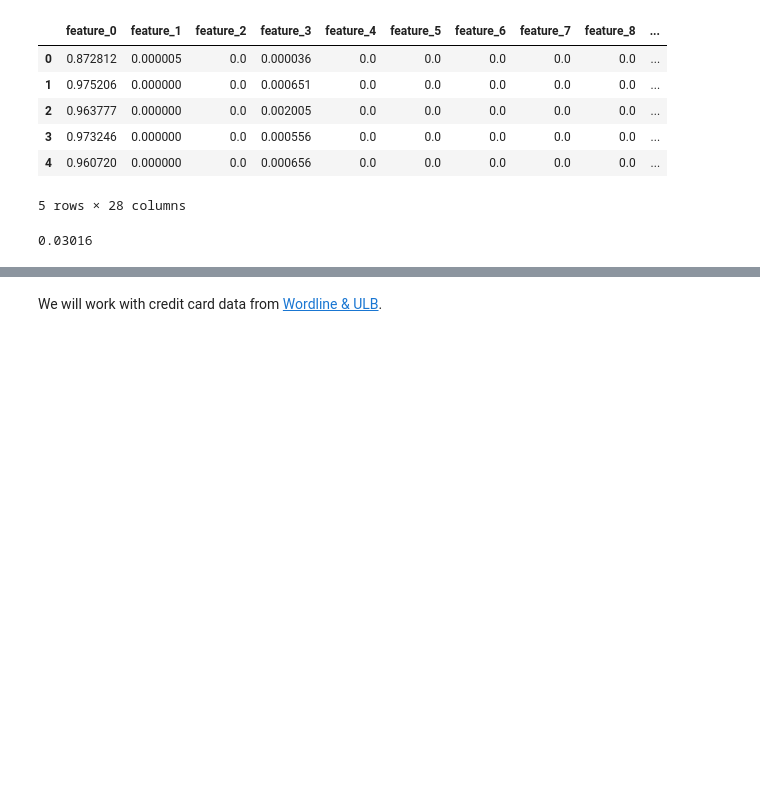
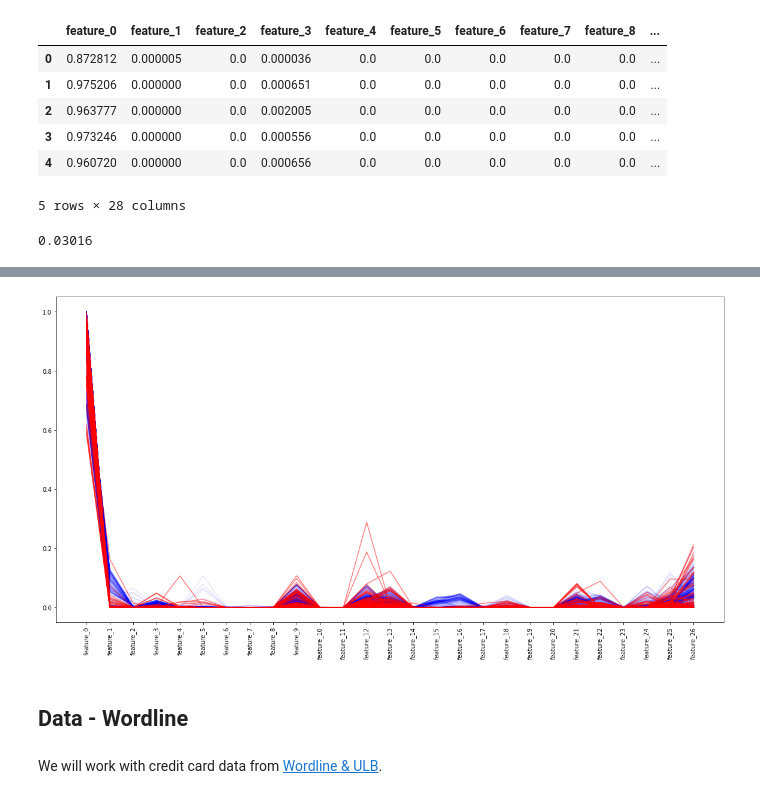
Before and after one commit to danieltsoukup/autoencoders, a Jupyter notebook: outlier_detection_with_autoencoders.ipynb, the cells around one changed output, grey strips where cells are left out. Cells and saved outputs as stored; diff of their text form; code cells hidden in the pictures; blank space fills up the shorter version.

```diff
--- a/outlier_detection_with_autoencoders.ipynb
+++ b/outlier_detection_with_autoencoders.ipynb
@@ -48,3 +113,16 @@ y.mean()
+# %%
+inlier_data = data[data.outlier == 0].reset_index()
+outlier_data = data[data.outlier == 1].reset_index()
+
+plt.figure(figsize=(20, 10))
+plt.plot(inlier_data.loc[:1000, feature_cols].T, c="blue", alpha=0.1)
+plt.plot(outlier_data.loc[:100, feature_cols].T, c="red", alpha=0.5)
+plt.xticks(rotation=90)
+plt.show()
+# %% [output]
+[figure, added]
+# %% [markdown]
+## Data - Wordline
 # %% [markdown]
 We will work with credit card data from [Wordline & ULB](https://www.kaggle.com/mlg-ulb/creditcardfraud).
 # %%
```
Also changed, not shown: parts of 11 cells of this notebook.
